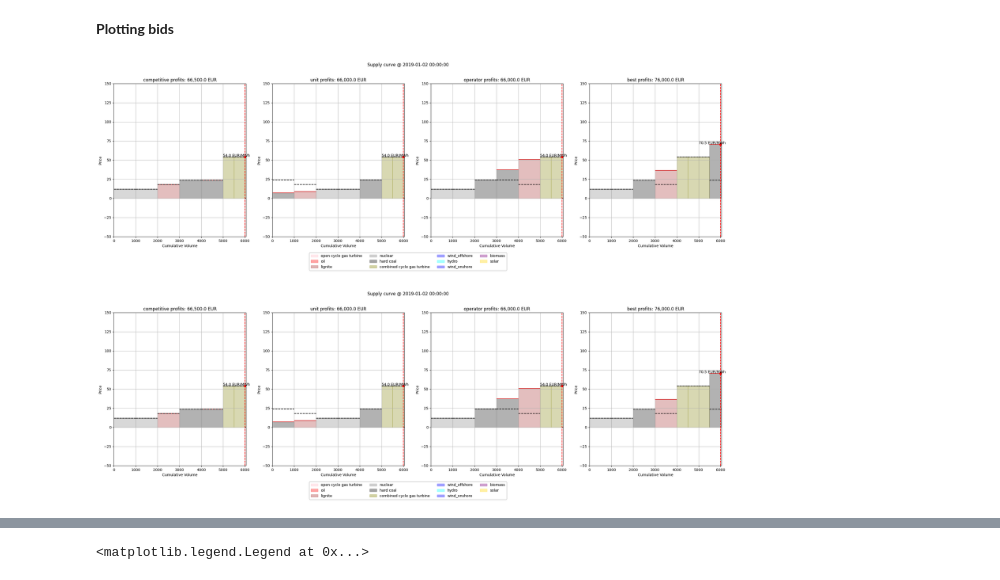
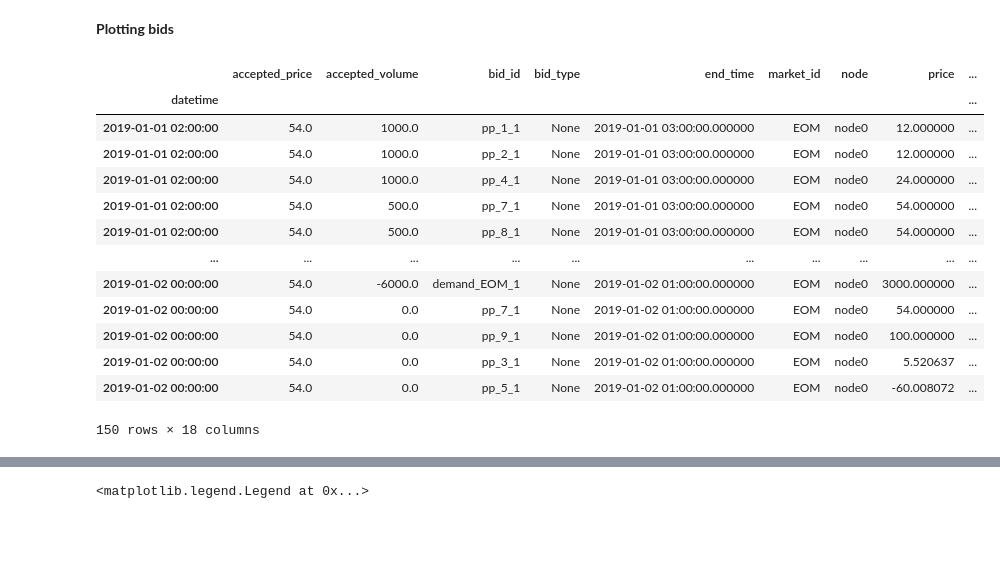
Before and after one commit to chiara-fb/assume, a Jupyter notebook: market_power/test_case.ipynb, the cells around one changed output, grey strips where cells are left out. Drawn from its saved outputs; the diff is of its cells as text; code cells hidden in the pictures; blank space fills up the shorter version.

```diff
--- a/market_power/test_case.ipynb
+++ b/market_power/test_case.ipynb
@@ -677,7 +743,19 @@ KeyError: 'Operator-RL'
 # %% [markdown]
 **Plotting bids**
-# %%
-plot_supply_curves(bids_dfs, time_sleep=1)
-# %% [output]
-[figure, removed]
-[figure, removed]
+# %%
+bids_dfs["unit"]
+# %% [output]
+|  | accepted_price | accepted_volume | bid_id | bid_type | end_time | market_id | node | price | ... |
+| datetime |  |  |  |  |  |  |  |  | ... |
+| 2019-01-01 02:00:00 | 54.0 | 1000.0 | pp_1_1 | None | 2019-01-01 03:00:00.000000 | EOM | node0 | 12.000000 | ... |
+| 2019-01-01 02:00:00 | 54.0 | 1000.0 | pp_2_1 | None | 2019-01-01 03:00:00.000000 | EOM | node0 | 12.000000 | ... |
+| 2019-01-01 02:00:00 | 54.0 | 1000.0 | pp_4_1 | None | 2019-01-01 03:00:00.000000 | EOM | node0 | 24.000000 | ... |
+| 2019-01-01 02:00:00 | 54.0 | 500.0 | pp_7_1 | None | 2019-01-01 03:00:00.000000 | EOM | node0 | 54.000000 | ... |
+| 2019-01-01 02:00:00 | 54.0 | 500.0 | pp_8_1 | None | 2019-01-01 03:00:00.000000 | EOM | node0 | 54.000000 | ... |
+| ... | ... | ... | ... | ... | ... | ... | ... | ... | ... |
+| 2019-01-02 00:00:00 | 54.0 | -6000.0 | demand_EOM_1 | None | 2019-01-02 01:00:00.000000 | EOM | node0 | 3000.000000 | ... |
+| 2019-01-02 00:00:00 | 54.0 | 0.0 | pp_7_1 | None | 2019-01-02 01:00:00.000000 | EOM | node0 | 54.000000 | ... |
+| 2019-01-02 00:00:00 | 54.0 | 0.0 | pp_9_1 | None | 2019-01-02 01:00:00.000000 | EOM | node0 | 100.000000 | ... |
+| 2019-01-02 00:00:00 | 54.0 | 0.0 | pp_3_1 | None | 2019-01-02 01:00:00.000000 | EOM | node0 | 5.520637 | ... |
+| 2019-01-02 00:00:00 | 54.0 | 0.0 | pp_5_1 | None | 2019-01-02 01:00:00.000000 | EOM | node0 | -60.008072 | ... |
+150 rows × 18 columns
```
Also changed, not shown: parts of 11 cells of this notebook, 17 other files.
